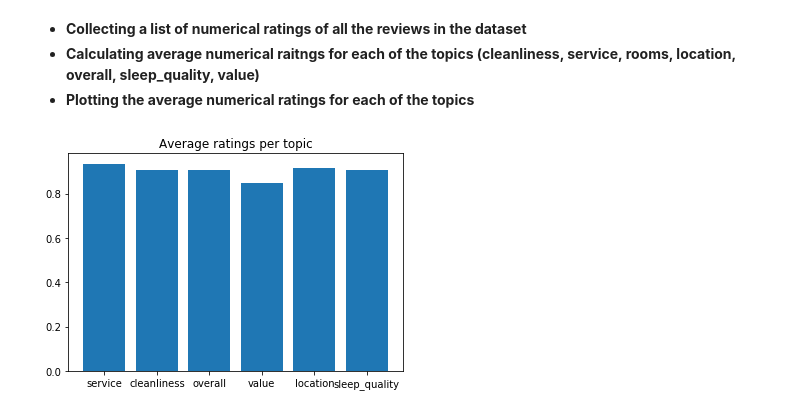
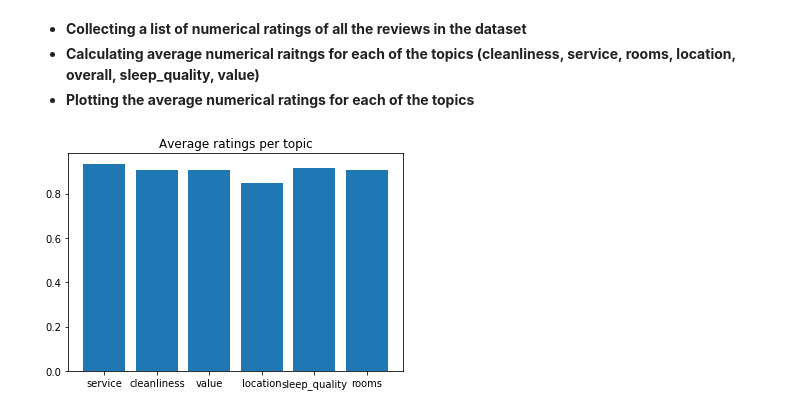
Before and after one commit to anachaloska-student/Text-Mining-Project, a Jupyter notebook: 1. parse_text_json_sentences.ipynb, the cells around one changed output. Saved outputs shown, nothing was run; the diff lists cells and outputs as text; code cells hidden in the pictures.

```diff
--- a/1. parse_text_json_sentences.ipynb
+++ b/1. parse_text_json_sentences.ipynb
@@ -174,7 +174,7 @@ average_ratings=average_ratings/5
 # %%
 plt.bar(range(len(average_ratings)), average_ratings, align='center')
 plt.title("Average ratings per topic")
-plt.xticks(np.arange(6), topics)
+plt.xticks(np.arange(6), ['service', 'cleanliness', 'value', 'location', 'sleep_quality', 'rooms'])
 plt.show()
 # %% [output]
-[figure, old version]
+[figure, new version]
```
Also changed, not shown: 2 other files.
